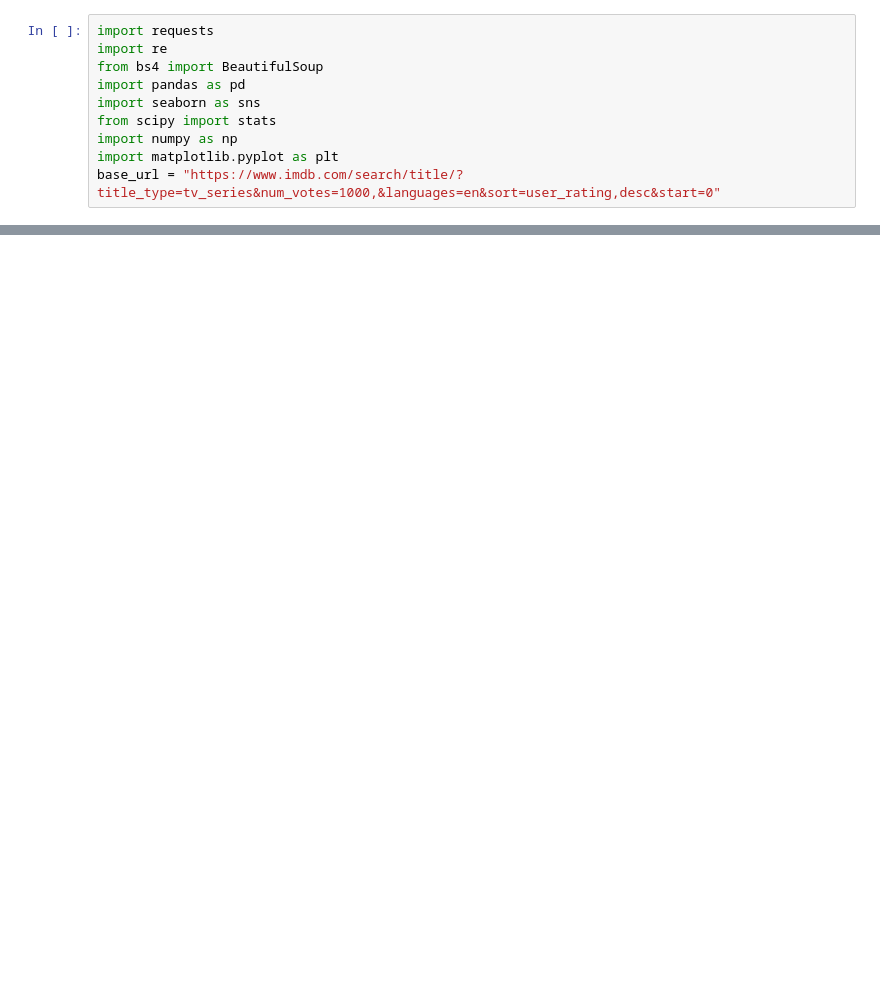
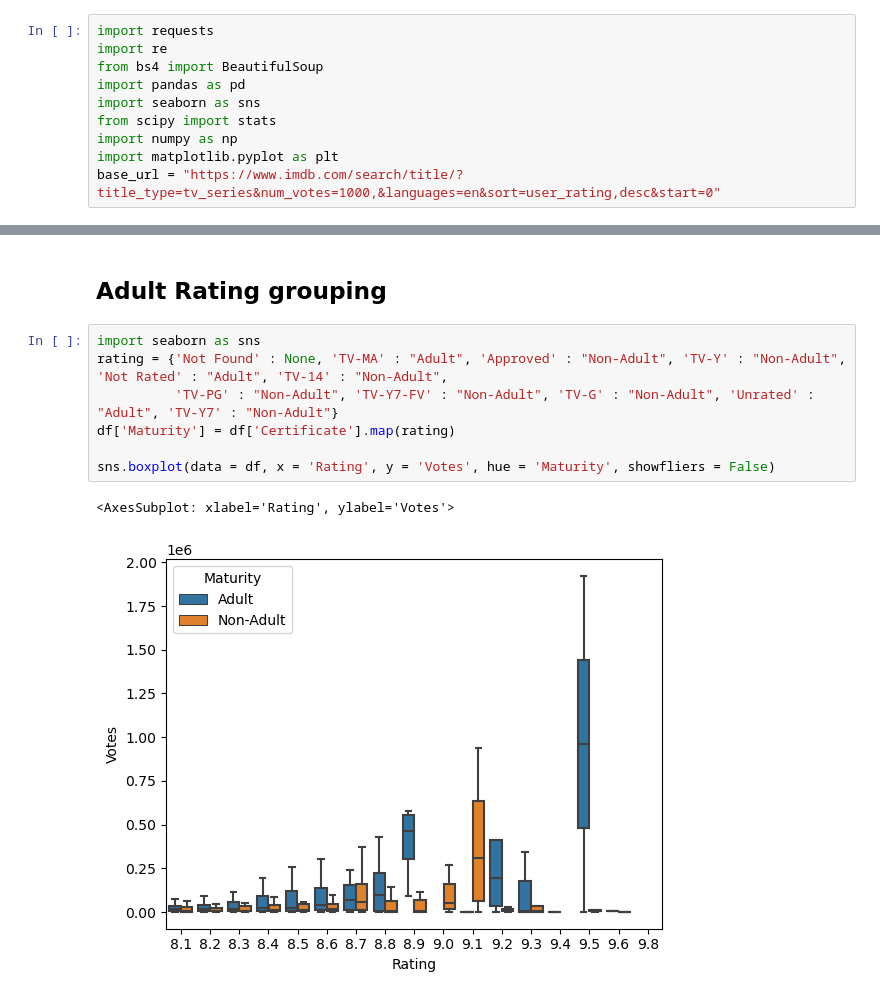
Before and after one commit to Harichandana0301/Project3-Data-Scraping-Analysis-on-top-1000-tv-shows, a Jupyter notebook: Project3.ipynb, the cells around one changed output, grey strips where cells are left out. Saved outputs shown, nothing was run; the diff lists cells and outputs as text; blank space fills up the shorter version.

```diff
--- a/Project3.ipynb
+++ b/Project3.ipynb
@@ -490,0 +161,12 @@ plt.show()
+# %% [markdown]
+## Adult Rating grouping
+# %%
+import seaborn as sns
+rating = {'Not Found' : None, 'TV-MA' : "Adult", 'Approved' : "Non-Adult", 'TV-Y' : "Non-Adult", 'Not Rated' : "Adult", 'TV-14' : "Non-Adult",
+          'TV-PG' : "Non-Adult", 'TV-Y7-FV' : "Non-Adult", 'TV-G' : "Non-Adult", 'Unrated' : "Adult", 'TV-Y7' : "Non-Adult"}
+df['Maturity'] = df['Certificate'].map(rating)
+
+sns.boxplot(data = df, x = 'Rating', y = 'Votes', hue = 'Maturity', showfliers = False)
+# %% [output]
+<AxesSubplot: xlabel='Rating', ylabel='Votes'>
+[figure, added]
```
Also changed, not shown: parts of 52 cells of this notebook.
